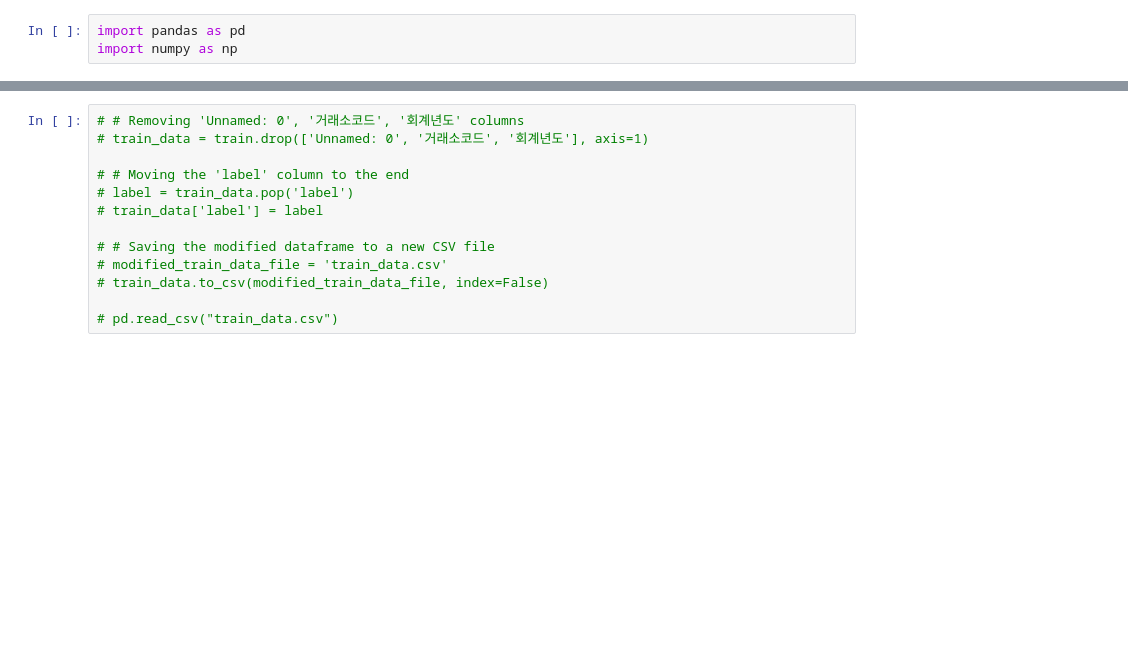
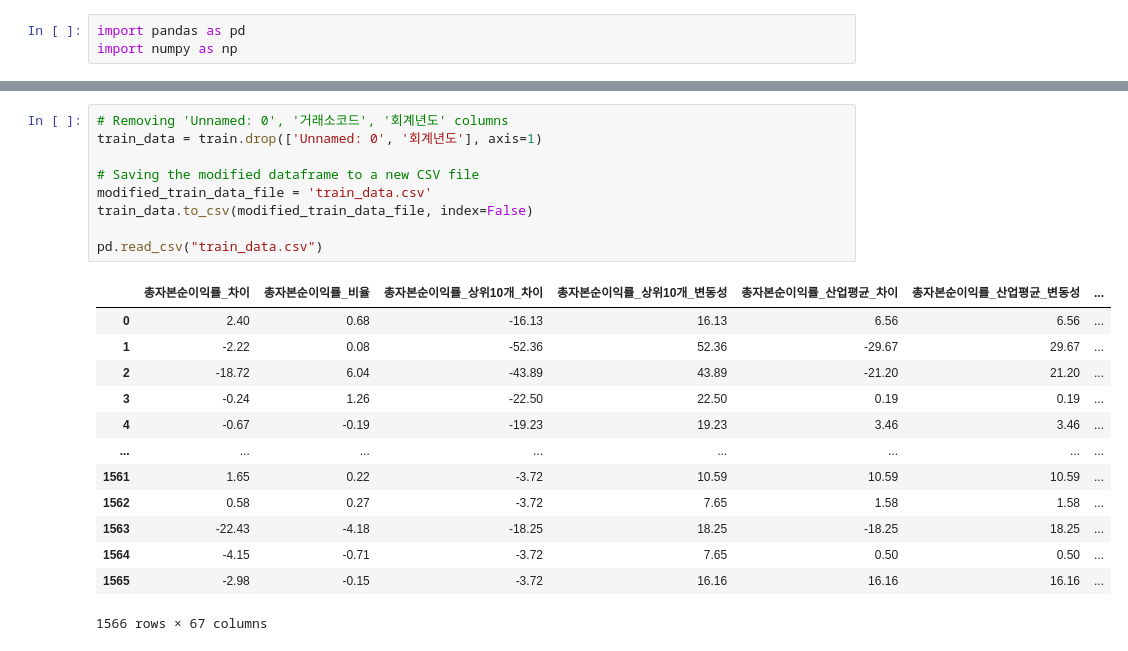
Before and after one commit to Il1Il1IllI1I/scorpion, a Jupyter notebook: 인희작업/데이터셋분할.ipynb, the cells around one changed output, grey strips where cells are left out. Cells and saved outputs as stored; diff of their text form; blank space fills up the shorter version.

```diff
--- a/인희작업/데이터셋분할.ipynb
+++ b/인희작업/데이터셋분할.ipynb
@@ -72,16 +76,26 @@ Index(['회사명', '총자본순이익률', '매출액증가율', '자기자본
        '순이익증가율_상위10개_변동성', '순이익증가율_산업평균_차이', '순이익증가율_산업평균_변동성', 'label'],
       dtype='object')
 # %%
-# # Removing 'Unnamed: 0', '거래소코드', '회계년도' columns
-# train_data = train.drop(['Unnamed: 0', '거래소코드', '회계년도'], axis=1)
+# Removing 'Unnamed: 0', '거래소코드', '회계년도' columns
+train_data = train.drop(['Unnamed: 0', '회계년도'], axis=1)
 
-# # Moving the 'label' column to the end
-# label = train_data.pop('label')
-# train_data['label'] = label
+# Saving the modified dataframe to a new CSV file
+modified_train_data_file = 'train_data.csv'
+train_data.to_csv(modified_train_data_file, index=False)
 
-# # Saving the modified dataframe to a new CSV file
-# modified_train_data_file = 'train_data.csv'
-# train_data.to_csv(modified_train_data_file, index=False)
-
-# pd.read_csv("train_data.csv")
+pd.read_csv("train_data.csv")
+# %% [output]
+|  | 총자본순이익률_차이 | 총자본순이익률_비율 | 총자본순이익률_상위10개_차이 | 총자본순이익률_상위10개_변동성 | 총자본순이익률_산업평균_차이 | 총자본순이익률_산업평균_변동성 | ... |
+| 0 | 2.40 | 0.68 | -16.13 | 16.13 | 6.56 | 6.56 | ... |
+| 1 | -2.22 | 0.08 | -52.36 | 52.36 | -29.67 | 29.67 | ... |
+| 2 | -18.72 | 6.04 | -43.89 | 43.89 | -21.20 | 21.20 | ... |
+| 3 | -0.24 | 1.26 | -22.50 | 22.50 | 0.19 | 0.19 | ... |
+| 4 | -0.67 | -0.19 | -19.23 | 19.23 | 3.46 | 3.46 | ... |
+| ... | ... | ... | ... | ... | ... | ... | ... |
+| 1561 | 1.65 | 0.22 | -3.72 | 10.59 | 10.59 | 10.59 | ... |
+| 1562 | 0.58 | 0.27 | -3.72 | 7.65 | 1.58 | 1.58 | ... |
+| 1563 | -22.43 | -4.18 | -18.25 | 18.25 | -18.25 | 18.25 | ... |
+| 1564 | -4.15 | -0.71 | -3.72 | 7.65 | 0.50 | 0.50 | ... |
+| 1565 | -2.98 | -0.15 | -3.72 | 16.16 | 16.16 | 16.16 | ... |
+1566 rows × 67 columns
 # %%
```
Also changed, not shown: parts of 4 cells of this notebook, 5 other files.
